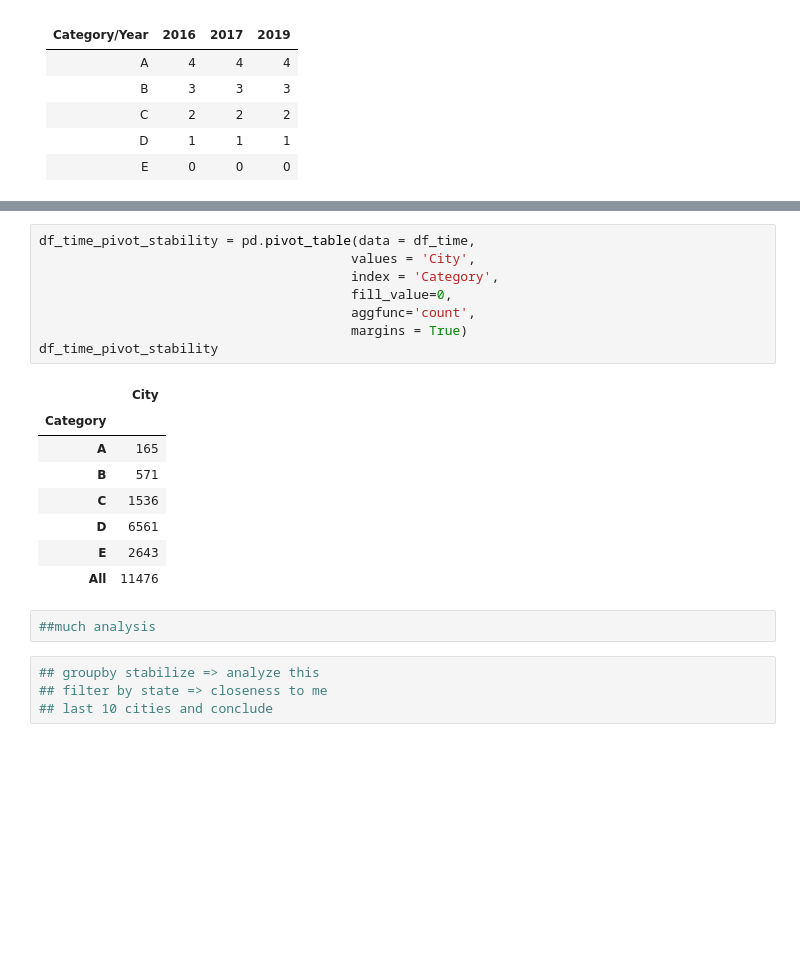
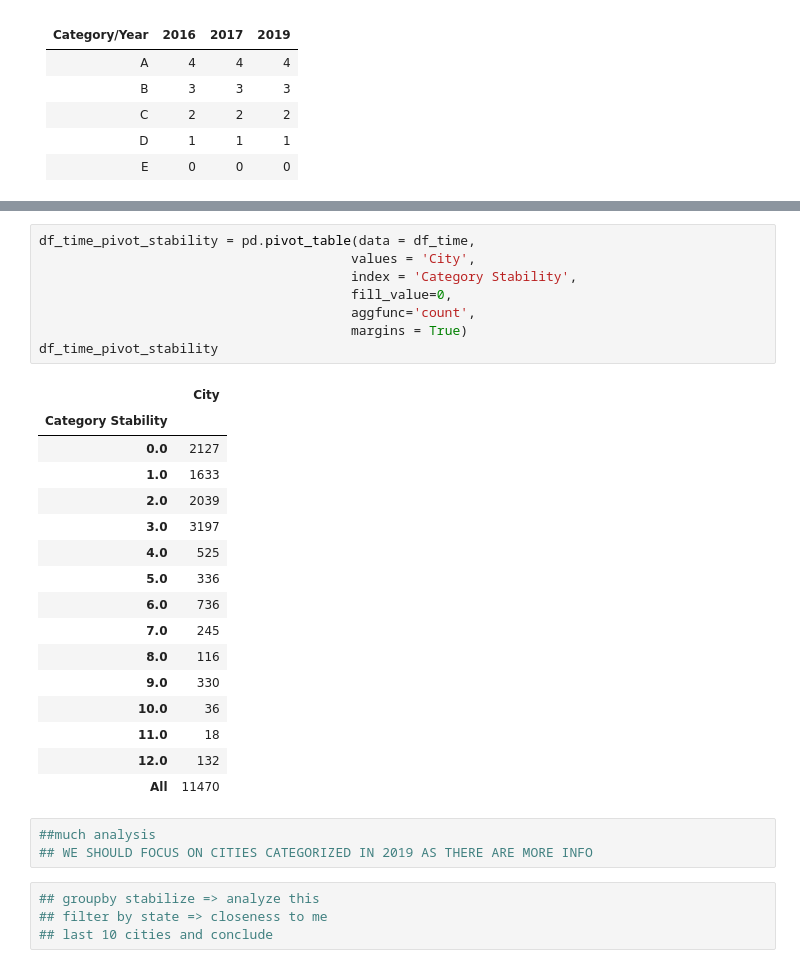
Before and after one commit to juhtolent/Brazil_Tourism, a Jupyter notebook: Exploratory Data Analysis - Tourism.ipynb, the cells around one changed output, grey strips where cells are left out. Cells and saved outputs as stored; diff of their text form; blank space fills up the shorter version.

```diff
--- a/Exploratory Data Analysis - Tourism.ipynb
+++ b/Exploratory Data Analysis - Tourism.ipynb
@@ -374,22 +374,31 @@ df_time.head(5)
 # %%
 df_time_pivot_stability = pd.pivot_table(data = df_time,
                                         values = 'City',
-                                        index = 'Category',
+                                        index = 'Category Stability',
                                         fill_value=0,
                                         aggfunc='count',
                                         margins = True)
 df_time_pivot_stability
 # %% [output]
 |  | City |
-| Category |  |
-| A | 165 |
-| B | 571 |
-| C | 1536 |
-| D | 6561 |
-| E | 2643 |
-| All | 11476 |
+| Category Stability |  |
+| 0.0 | 2127 |
+| 1.0 | 1633 |
+| 2.0 | 2039 |
+| 3.0 | 3197 |
+| 4.0 | 525 |
+| 5.0 | 336 |
+| 6.0 | 736 |
+| 7.0 | 245 |
+| 8.0 | 116 |
+| 9.0 | 330 |
+| 10.0 | 36 |
+| 11.0 | 18 |
+| 12.0 | 132 |
+| All | 11470 |
-# %%
-##much analysis
+# %%
+##much analysis
+## WE SHOULD FOCUS ON CITIES CATEGORIZED IN 2019 AS THERE ARE MORE INFO
 # %%
 ## groupby stabilize => analyze this
 ## filter by state => closeness to me
```
Also changed, not shown: parts of 9 cells of this notebook.
